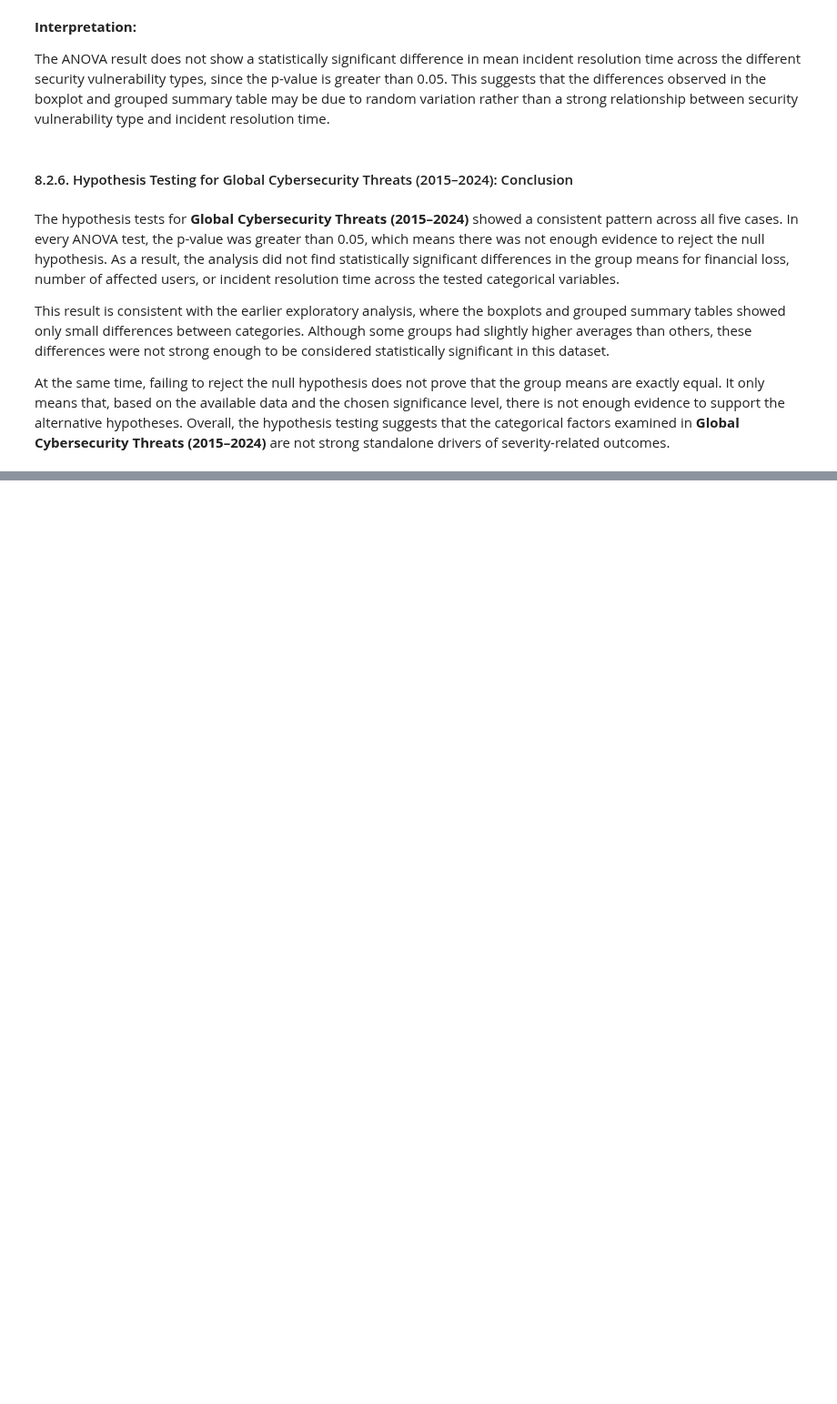
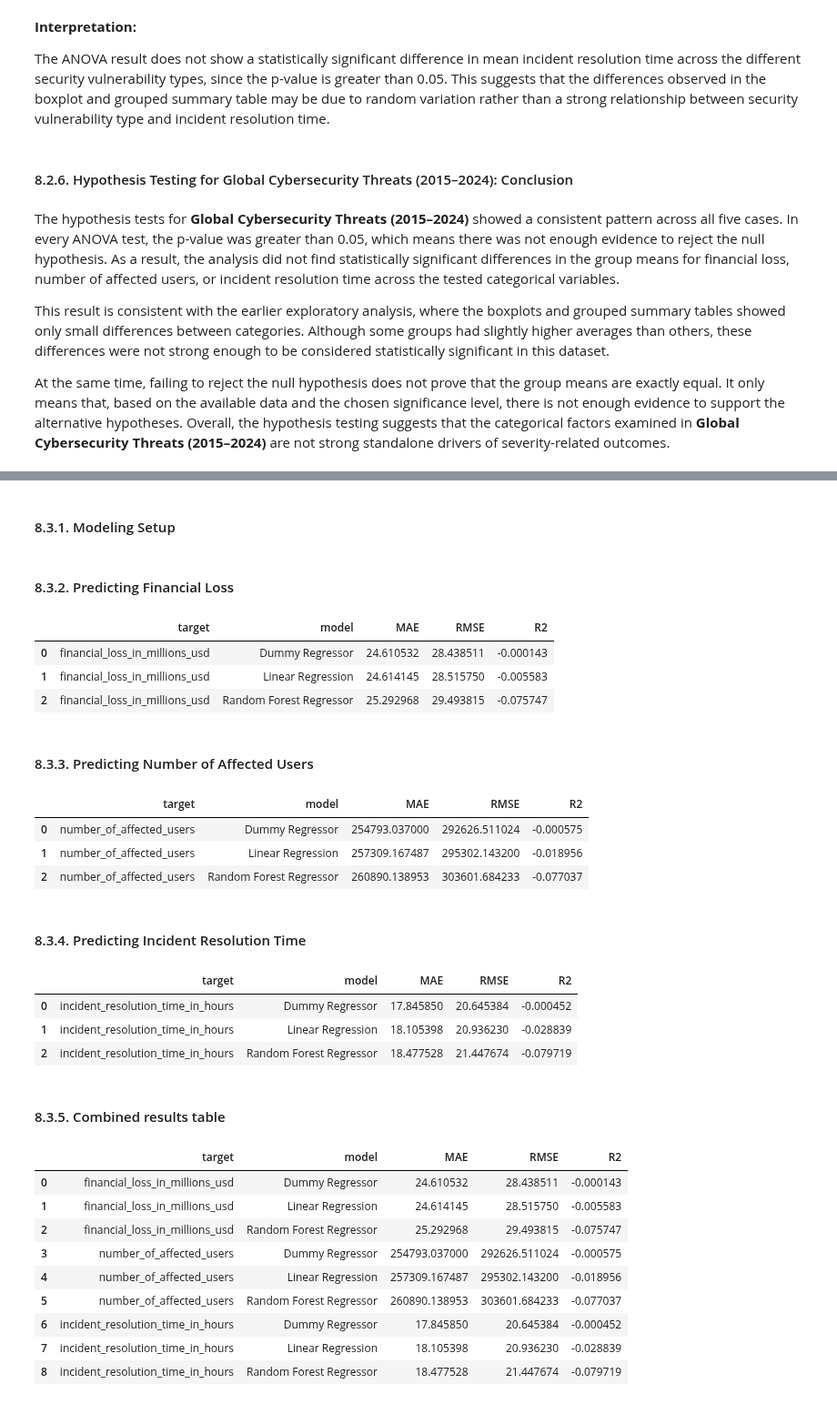
Before and after one commit to AlexanderPanagyurski/cyberattack-severity-analysis, a Jupyter notebook: Drivers of Cyberattack Severity.ipynb, the cells around one changed output, grey strips where cells are left out. Shown at 91% size. Cells and saved outputs as stored; diff of their text form; code cells hidden in the pictures; blank space fills up the shorter version.

Commit message:
Predictive Modeling: add regression modeling results for Global Cybersecurity Threats (2015-2024) severity targets

```diff
--- a/Drivers of Cyberattack Severity.ipynb
+++ b/Drivers of Cyberattack Severity.ipynb
@@ -2395,0 +2412,2 @@ At the same time, failing to reject the null hypothesis does not prove that the
+# %% [markdown]
+#### 8.3.1. Modeling Setup
@@ -2395,0 +2500,66 @@ At the same time, failing to reject the null hypothesis does not prove that the
+# %% [markdown]
+#### 8.3.2. Predicting Financial Loss
+# %%
+financial_loss_results, financial_loss_models = evaluate_regression_models(
+    dataframe=global_cybersecuirty_threats,
+    feature_cols=feature_cols,
+    target_col="financial_loss_in_millions_usd"
+)
+
+financial_loss_results
+# %% [output]
+|  | target | model | MAE | RMSE | R2 |
+| 0 | financial_loss_in_millions_usd | Dummy Regressor | 24.610532 | 28.438511 | -0.000143 |
+| 1 | financial_loss_in_millions_usd | Linear Regression | 24.614145 | 28.515750 | -0.005583 |
+| 2 | financial_loss_in_millions_usd | Random Forest Regressor | 25.292968 | 29.493815 | -0.075747 |
+# %% [markdown]
+#### 8.3.3. Predicting Number of Affected Users
+# %%
+affected_users_results, affected_users_models = evaluate_regression_models(
+    dataframe=global_cybersecuirty_threats,
+    feature_cols=feature_cols,
+    target_col="number_of_affected_users"
+)
+
+affected_users_results
+# %% [output]
+|  | target | model | MAE | RMSE | R2 |
+| 0 | number_of_affected_users | Dummy Regressor | 254793.037000 | 292626.511024 | -0.000575 |
+| 1 | number_of_affected_users | Linear Regression | 257309.167487 | 295302.143200 | -0.018956 |
+| 2 | number_of_affected_users | Random Forest Regressor | 260890.138953 | 303601.684233 | -0.077037 |
+# %% [markdown]
+#### 8.3.4. Predicting Incident Resolution Time
+# %%
+resolution_time_results, resolution_time_models = evaluate_regression_models(
+    dataframe=global_cybersecuirty_threats,
+    feature_cols=feature_cols,
+    target_col="incident_resolution_time_in_hours"
+)
+
+resolution_time_results
+# %% [output]
+|  | target | model | MAE | RMSE | R2 |
+| 0 | incident_resolution_time_in_hours | Dummy Regressor | 17.845850 | 20.645384 | -0.000452 |
+| 1 | incident_resolution_time_in_hours | Linear Regression | 18.105398 | 20.936230 | -0.028839 |
+| 2 | incident_resolution_time_in_hours | Random Forest Regressor | 18.477528 | 21.447674 | -0.079719 |
+# %% [markdown]
+#### 8.3.5. Combined results table
+# %%
+dataset1_model_results = pd.concat([
+    financial_loss_results,
+    affected_users_results,
+    resolution_time_results
+], ignore_index=True)
+
+dataset1_model_results
+# %% [output]
+|  | target | model | MAE | RMSE | R2 |
+| 0 | financial_loss_in_millions_usd | Dummy Regressor | 24.610532 | 28.438511 | -0.000143 |
+| 1 | financial_loss_in_millions_usd | Linear Regression | 24.614145 | 28.515750 | -0.005583 |
+| 2 | financial_loss_in_millions_usd | Random Forest Regressor | 25.292968 | 29.493815 | -0.075747 |
+| 3 | number_of_affected_users | Dummy Regressor | 254793.037000 | 292626.511024 | -0.000575 |
+| 4 | number_of_affected_users | Linear Regression | 257309.167487 | 295302.143200 | -0.018956 |
+| 5 | number_of_affected_users | Random Forest Regressor | 260890.138953 | 303601.684233 | -0.077037 |
+| 6 | incident_resolution_time_in_hours | Dummy Regressor | 17.845850 | 20.645384 | -0.000452 |
+| 7 | incident_resolution_time_in_hours | Linear Regression | 18.105398 | 20.936230 | -0.028839 |
+| 8 | incident_resolution_time_in_hours | Random Forest Regressor | 18.477528 | 21.447674 | -0.079719 |
```
Also changed, not shown: parts of 9 cells of this notebook.
